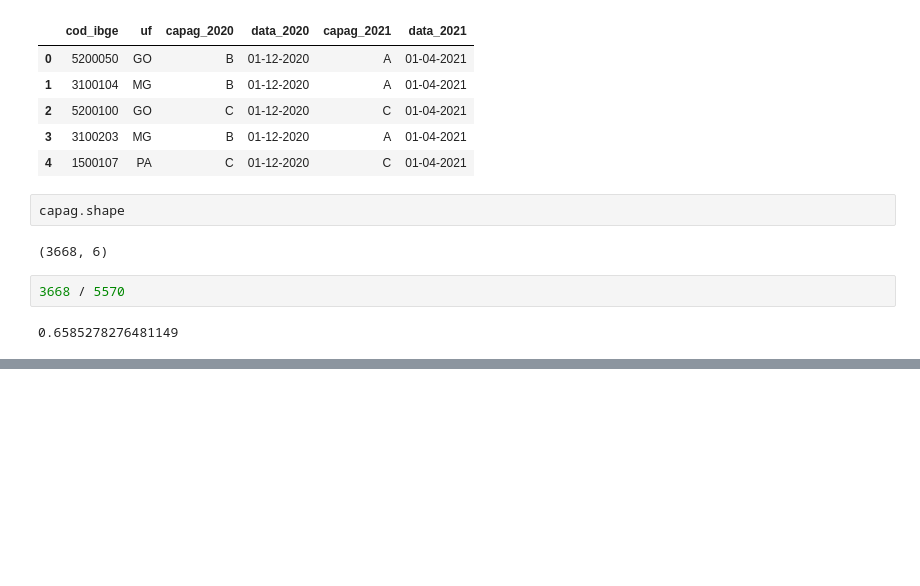
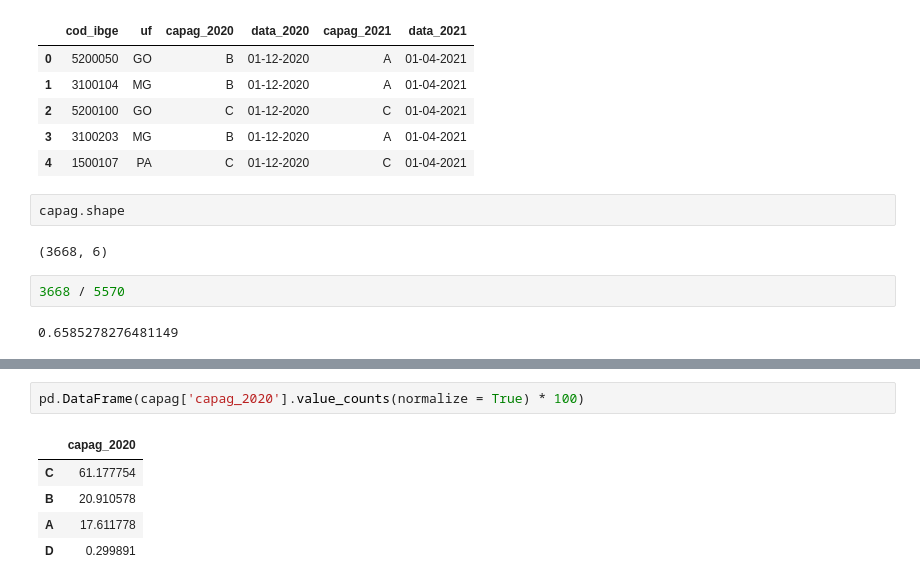
Before and after one commit to daianeklein/cursos-bootcamps, a Jupyter notebook: Mackenzie/TAC/CAPAG.ipynb, the cells around one changed output, grey strips where cells are left out. Cells and saved outputs as stored; diff of their text form; blank space fills up the shorter version.

```diff
--- a/Mackenzie/TAC/CAPAG.ipynb
+++ b/Mackenzie/TAC/CAPAG.ipynb
@@ -51,0 +81,8 @@ capag.shape
+# %%
+pd.DataFrame(capag['capag_2020'].value_counts(normalize = True) * 100)
+# %% [output]
+|  | capag_2020 |
+| C | 61.177754 |
+| B | 20.910578 |
+| A | 17.611778 |
+| D | 0.299891 |
```
Also changed, not shown: parts of 5 cells of this notebook.
